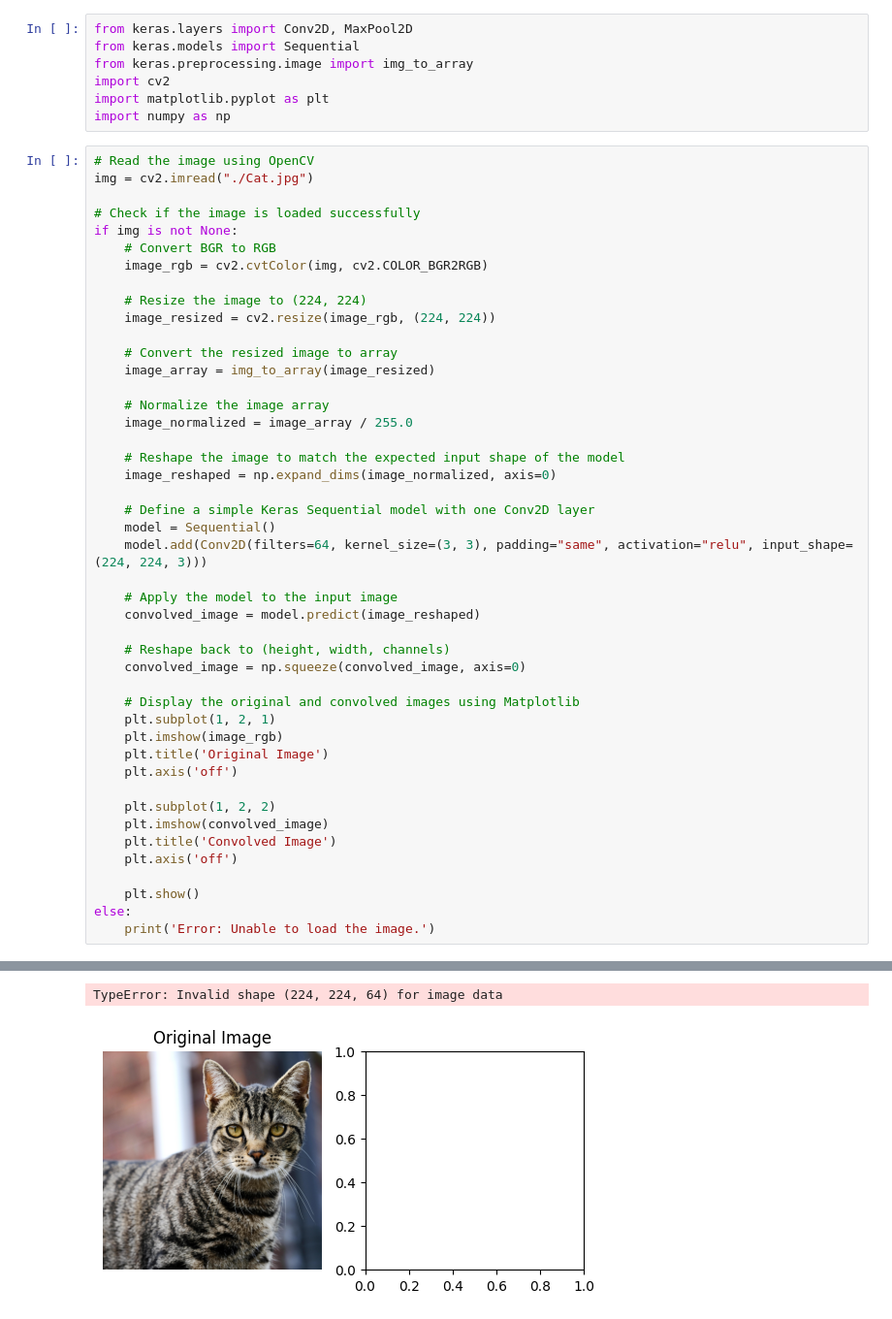
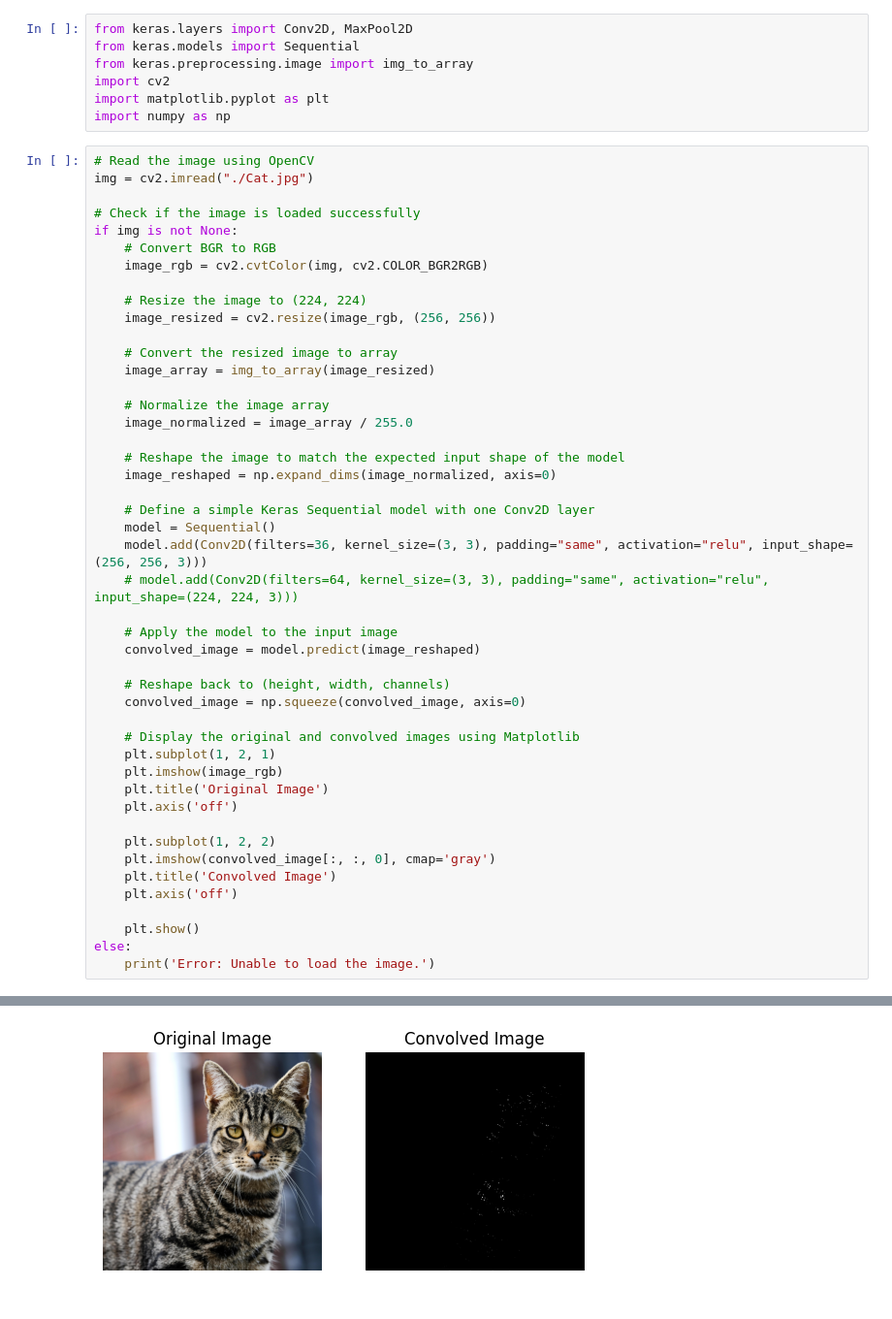
Before and after one commit to SoyVitou2019/VGG16_From_Scratch, a Jupyter notebook: tryVGG.ipynb, the cells around one changed output, grey strips where cells are left out. Shown at 97% size. Saved outputs shown, nothing was run; the diff lists cells and outputs as text.

```diff
--- a/tryVGG.ipynb
+++ b/tryVGG.ipynb
@@ -15,7 +15,7 @@ if img is not None:
     image_rgb = cv2.cvtColor(img, cv2.COLOR_BGR2RGB)
 
     # Resize the image to (224, 224)
-    image_resized = cv2.resize(image_rgb, (224, 224))
+    image_resized = cv2.resize(image_rgb, (256, 256))
 
     # Convert the resized image to array
     image_array = img_to_array(image_resized)
@@ -28,7 +28,8 @@ if img is not None:
 
     # Define a simple Keras Sequential model with one Conv2D layer
     model = Sequential()
-    model.add(Conv2D(filters=64, kernel_size=(3, 3), padding="same", activation="relu", input_shape=(224, 224, 3)))
+    model.add(Conv2D(filters=36, kernel_size=(3, 3), padding="same", activation="relu", input_shape=(256, 256, 3)))
+    # model.add(Conv2D(filters=64, kernel_size=(3, 3), padding="same", activation="relu", input_shape=(224, 224, 3)))
 
     # Apply the model to the input image
     convolved_image = model.predict(image_reshaped)
@@ -43,7 +44,7 @@ if img is not None:
     plt.axis('off')
 
     plt.subplot(1, 2, 2)
-    plt.imshow(convolved_image)
+    plt.imshow(convolved_image[:, :, 0], cmap='gray')
     plt.title('Convolved Image')
     plt.axis('off')
 
@@ -55,2 +56 @@ else:
-TypeError: Invalid shape (224, 224, 64) for image data
-[figure, old version]
+[figure, new version]
```
Also changed, not shown: parts of 1 cell of this notebook, 1 other file.
